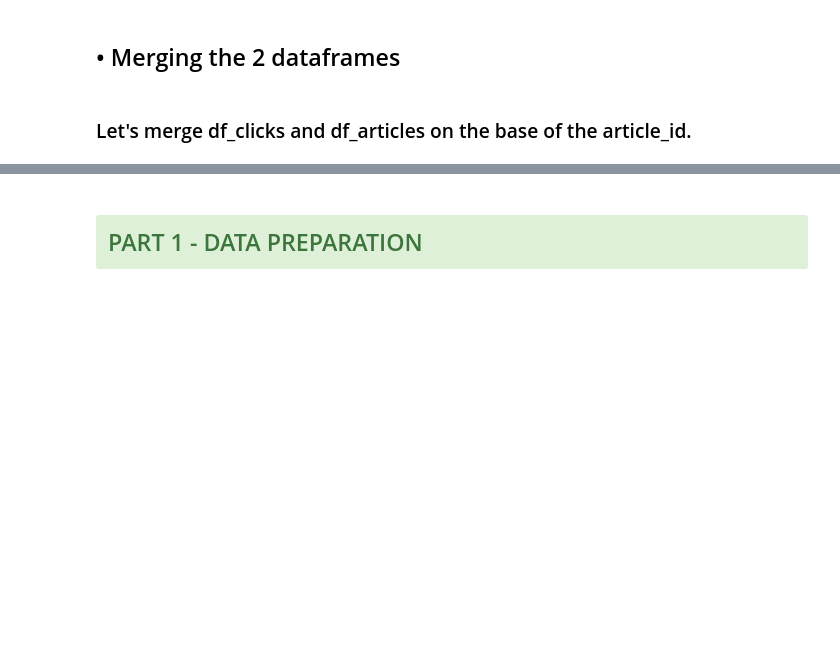
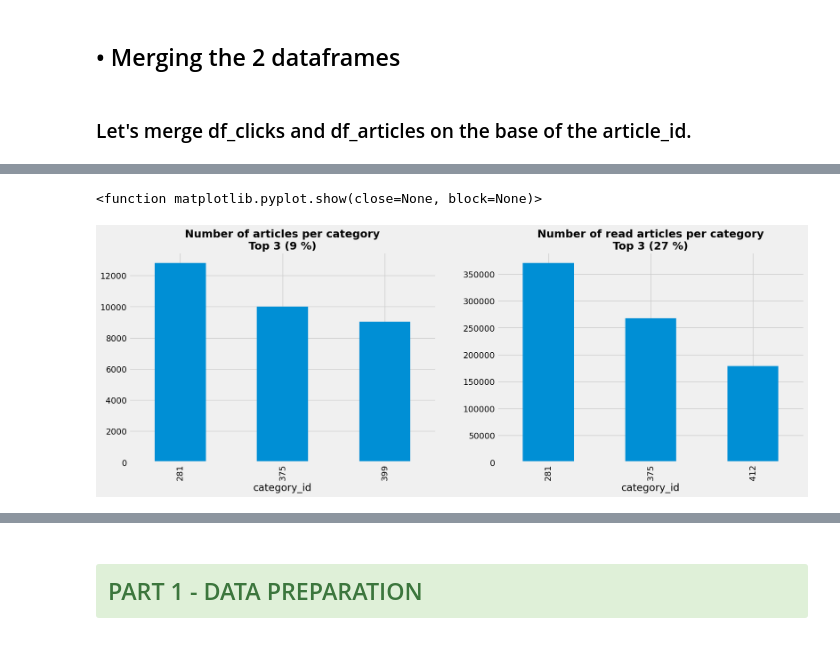
Before and after one commit to jfsubrini/ia-project9, a Jupyter notebook: Subrini_JeanFrancois_2_scripts_012023.ipynb, the cells around one changed output, grey strips where cells are left out. Drawn from its saved outputs; the diff is of its cells as text; code cells hidden in the pictures; blank space fills up the shorter version.

```diff
--- a/Subrini_JeanFrancois_2_scripts_012023.ipynb
+++ b/Subrini_JeanFrancois_2_scripts_012023.ipynb
@@ -694,0 +713,21 @@ plt.show
+# %%
+fig, (ax1, ax2) = plt.subplots(1, 2, figsize=(18, 6))
+
+# Plotting the number of articles per category for the top 3.
+art_cat.head(3).plot(kind='bar', ax=ax1)
+perc1 = round(sum(art_cat.head(3))/sum(art_cat) * 100)
+ax1.set_title(
+    f'Number of articles per category\nTop 3 ({perc1} %)',
+    fontsize=18, fontweight='bold')
+
+# Plotting the number of articles per category for the top 3.
+read_art_cat.head(3).plot(kind='bar', ax=ax2)
+perc2 = round(sum(read_art_cat.head(3))/sum(read_art_cat) * 100)
+ax2.set_title(
+    f'Number of read articles per category\nTop 3 ({perc2} %)',
+    fontsize=18, fontweight='bold')
+
+plt.show
+# %% [output]
+<function matplotlib.pyplot.show(close=None, block=None)>
+[figure, added]
```
Also changed, not shown: parts of 96 cells of this notebook.
